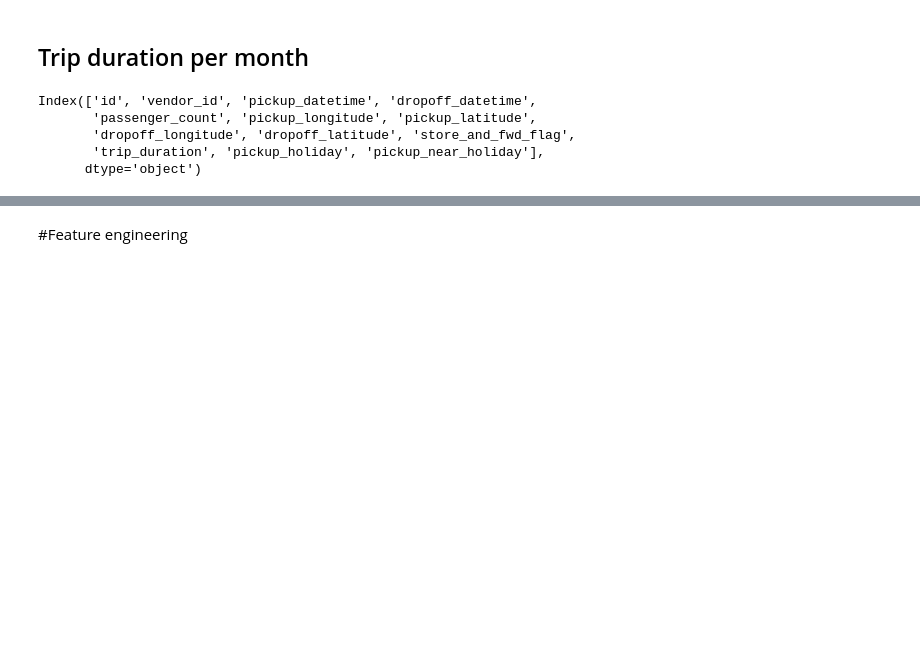
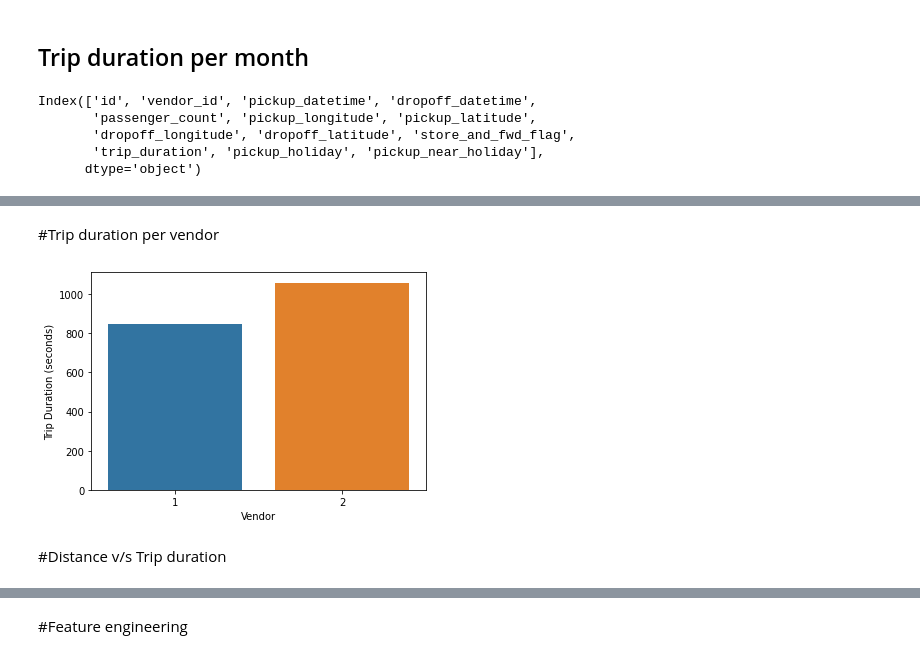
Before and after one commit to Samikshab99/NYC-Taxi-Duration-Prediction, a Jupyter notebook: Copy_of_NYC_Taxi_Trip_Time_Prediction_Capstone_Project.ipynb, the cells around one changed output, grey strips where cells are left out. Drawn from its saved outputs; the diff is of its cells as text; code cells hidden in the pictures; blank space fills up the shorter version.

```diff
--- a/Copy_of_NYC_Taxi_Trip_Time_Prediction_Capstone_Project.ipynb
+++ b/Copy_of_NYC_Taxi_Trip_Time_Prediction_Capstone_Project.ipynb
@@ -302,3 +329,15 @@ sns.histplot(taxi['trip_duration'],bins=100)
+# %% [markdown]
+#Trip duration per vendor
+# %%
+group4 = data.groupby('vendor_id').trip_duration.mean()
+sns.barplot(group4.index, group4.values)
+plt.ylabel('Trip Duration (seconds)')
+plt.xlabel('Vendor')
+plt.show()
+# %% [output]
+[figure, added]
+# %% [markdown]
+#Distance v/s Trip duration
 # %%
 df = taxi.groupby('passenger_count')['trip_duration'].mean()
 plt.title('Distribution of trip_duration with respect to the trip_duration')
```
Also changed, not shown: parts of 16 cells of this notebook.
